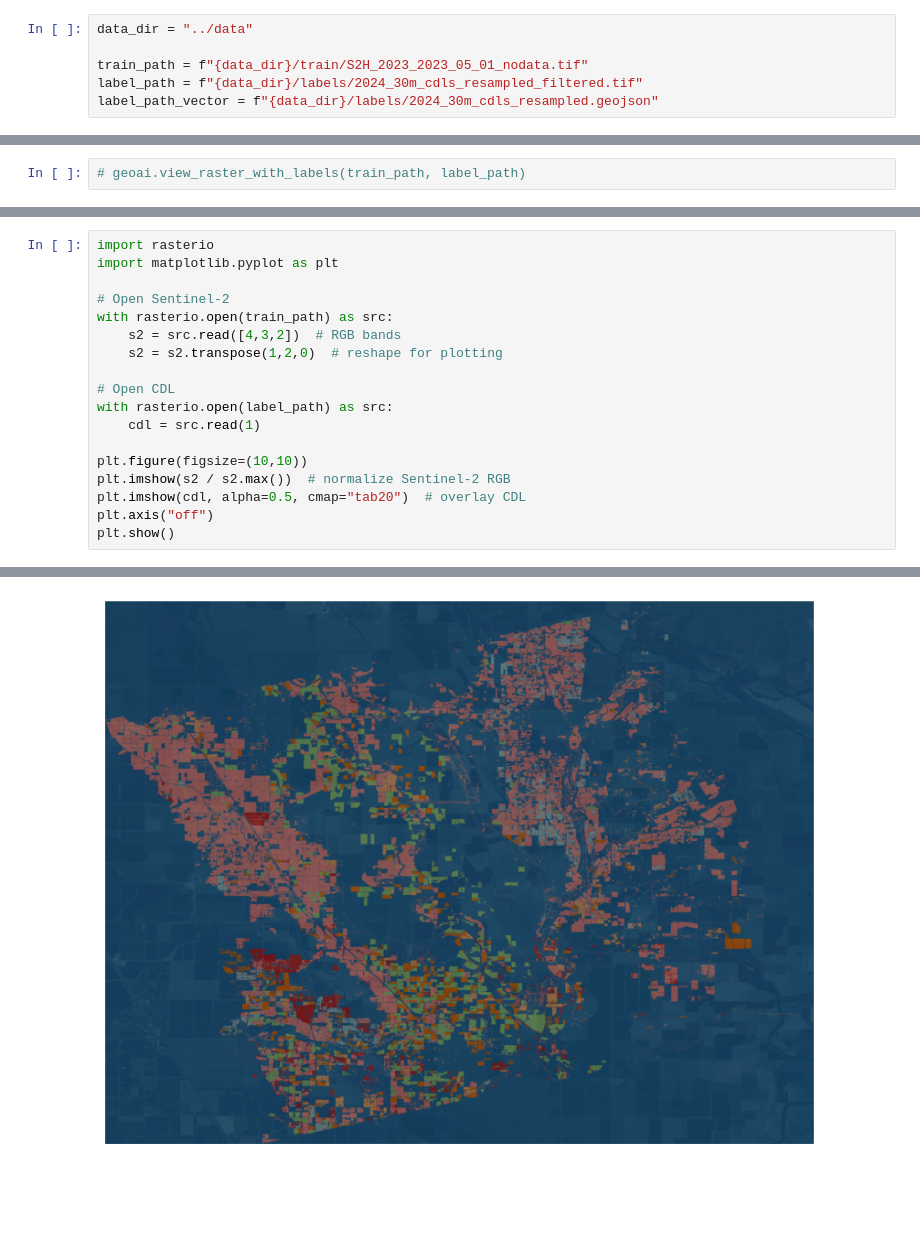
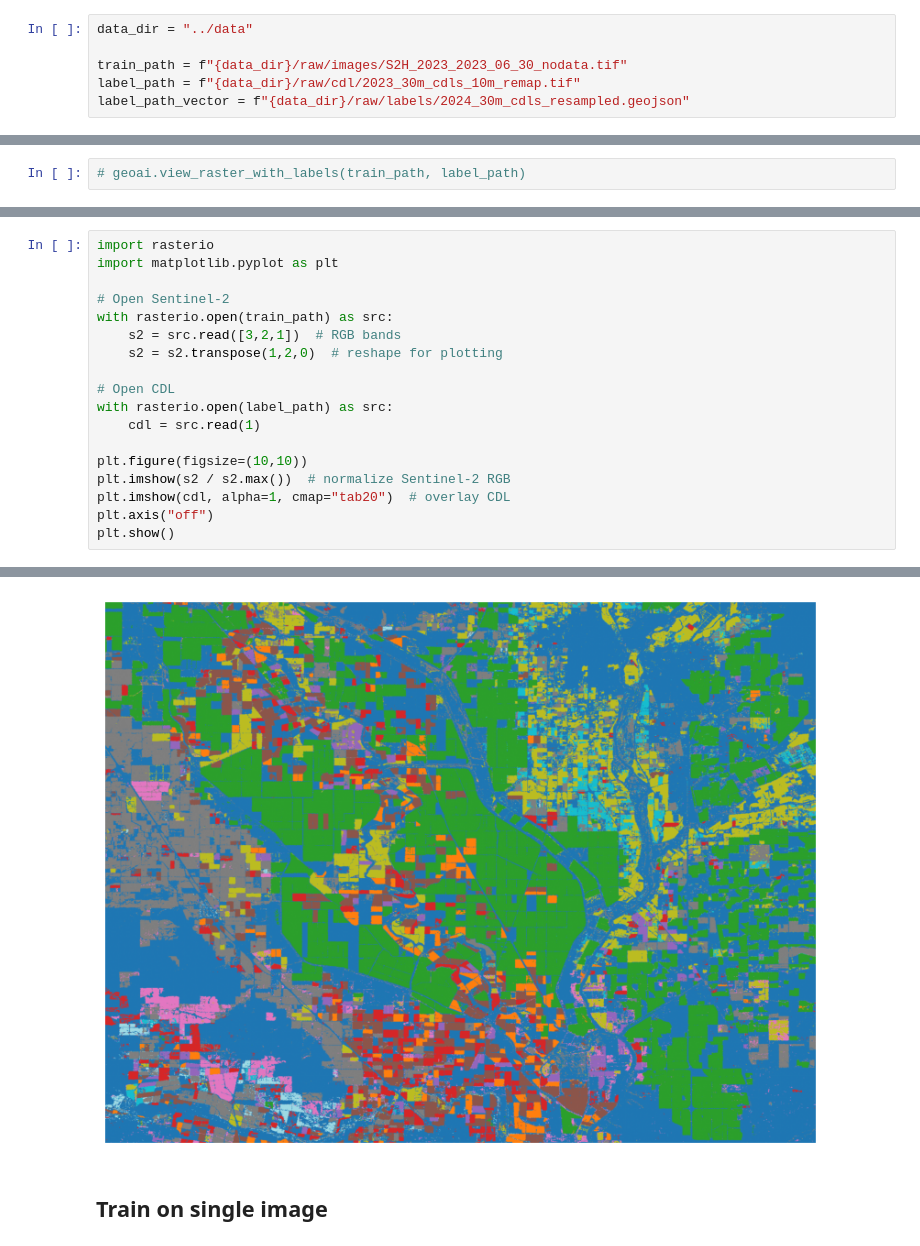
Before and after one commit to dikaizm/research-crop-mapping-geoai, a Jupyter notebook: notebooks/segmentation_model_00.ipynb, the cells around one changed output, grey strips where cells are left out. Cells and saved outputs as stored; diff of their text form; blank space fills up the shorter version.

Commit message:
feat: model experimentations (multi image, subset, temporal)

```diff
--- a/notebooks/segmentation_model_00.ipynb
+++ b/notebooks/segmentation_model_00.ipynb
@@ -23,9 +23,9 @@ import geoai
 # %%
 data_dir = "../data"
 
-train_path = f"{data_dir}/train/S2H_2023_2023_05_01_nodata.tif"
-label_path = f"{data_dir}/labels/2024_30m_cdls_resampled_filtered.tif"
-label_path_vector = f"{data_dir}/labels/2024_30m_cdls_resampled.geojson"
+train_path = f"{data_dir}/raw/images/S2H_2023_2023_06_30_nodata.tif"
+label_path = f"{data_dir}/raw/cdl/2023_30m_cdls_10m_remap.tif"
+label_path_vector = f"{data_dir}/raw/labels/2024_30m_cdls_resampled.geojson"
 # %%
 geoai.get_raster_info(train_path)
 # %% [output]
@@ -64,7 +64,7 @@ import matplotlib.pyplot as plt
 
 # Open Sentinel-2
 with rasterio.open(train_path) as src:
-    s2 = src.read([4,3,2])  # RGB bands
+    s2 = src.read([3,2,1])  # RGB bands
     s2 = s2.transpose(1,2,0)  # reshape for plotting
 
 # Open CDL
@@ -73,7 +73,7 @@ with rasterio.open(label_path) as src:
 
 plt.figure(figsize=(10,10))
 plt.imshow(s2 / s2.max())  # normalize Sentinel-2 RGB
-plt.imshow(cdl, alpha=0.5, cmap="tab20")  # overlay CDL
+plt.imshow(cdl, alpha=1, cmap="tab20")  # overlay CDL
 plt.axis("off")
 plt.show()
 # %% [output]
@@ -81,4 +80,6 @@ WARNING:matplotlib.image:Clipping input data to the valid range for imshow with
-[figure, old version]
+[figure, new version]
+# %% [markdown]
+## Train on single image
 # %%
 import os
 
```
Also changed, not shown: parts of 48 cells of this notebook.
